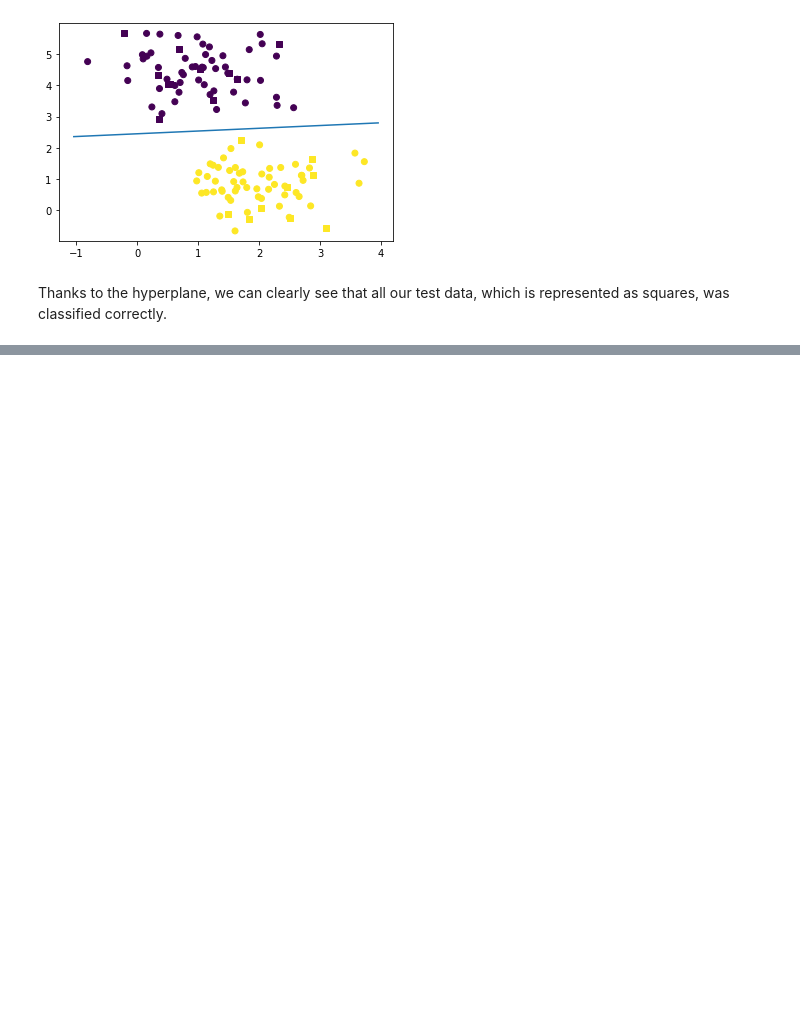
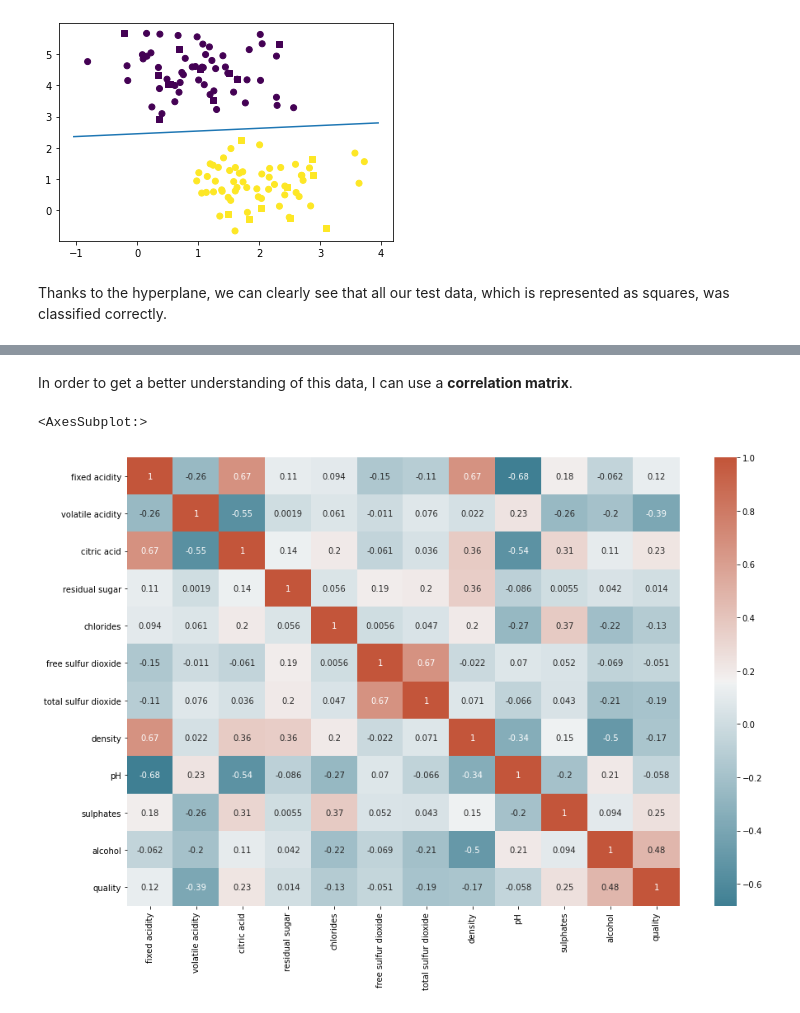
Before and after one commit to antongolubev12/emergingTech, a Jupyter notebook: scikit-learn.ipynb, the cells around one changed output, grey strips where cells are left out. Drawn from its saved outputs; the diff is of its cells as text; code cells hidden in the pictures; blank space fills up the shorter version.

Commit message:
beginning to understand wine quality dataset

```diff
--- a/scikit-learn.ipynb
+++ b/scikit-learn.ipynb
@@ -220,0 +251,4 @@ The kernel allows for the transformation of the data into a higher or lower dime
+# %%
+df=pd.read_csv("winequality-red.csv",sep=";")
+df.head(10)
+df
@@ -220,0 +269,9 @@ The kernel allows for the transformation of the data into a higher or lower dime
+# %% [markdown]
+In order to get a better understanding of this data, I can use a __correlation matrix__.
+# %%
+corr = df.corr()
+plt.subplots(figsize=(15,10))
+sns.heatmap(corr, xticklabels=corr.columns, yticklabels=corr.columns, annot=True, cmap=sns.diverging_palette(220, 20, as_cmap=True))
+# %% [output]
+<AxesSubplot:>
+[figure, added]
```
Also changed, not shown: parts of 37 cells of this notebook, 3 other files.
